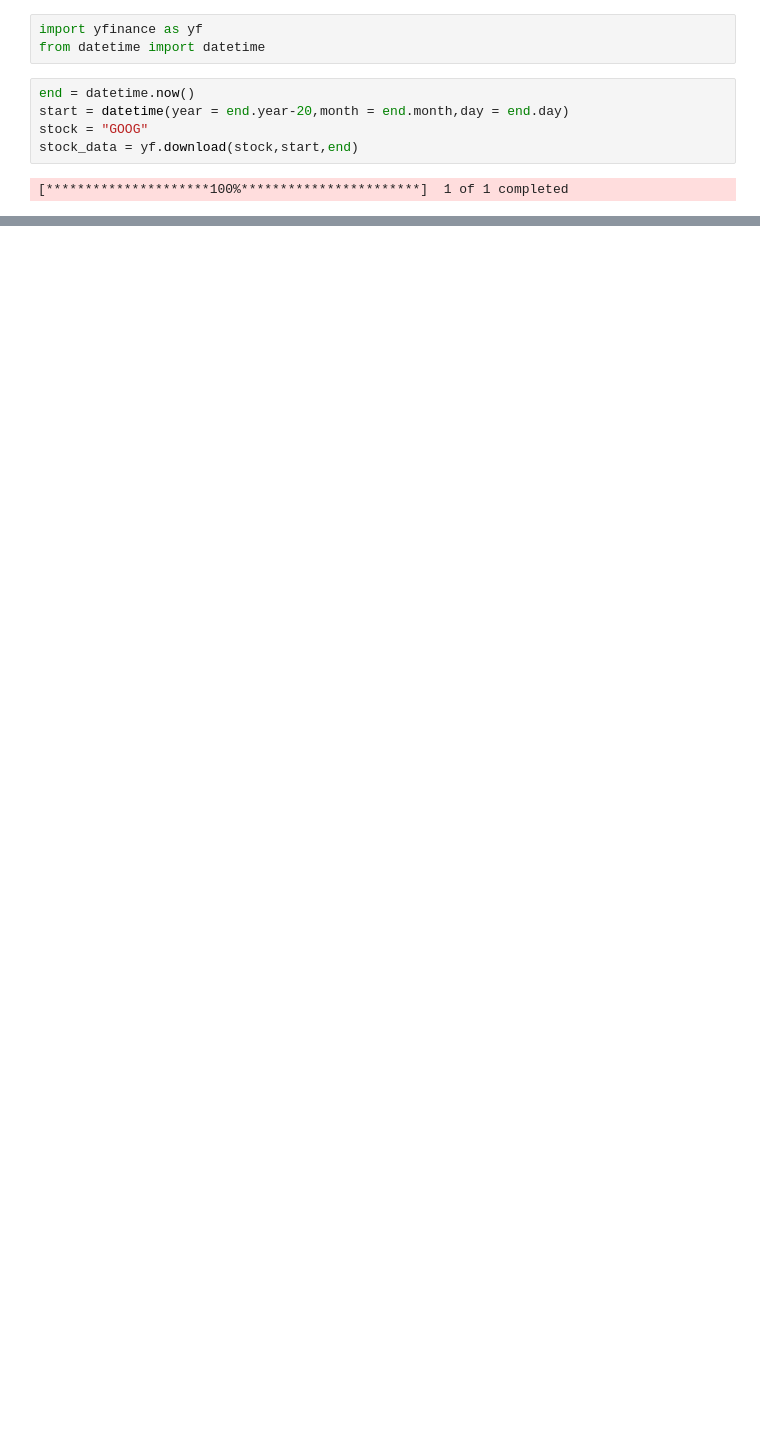
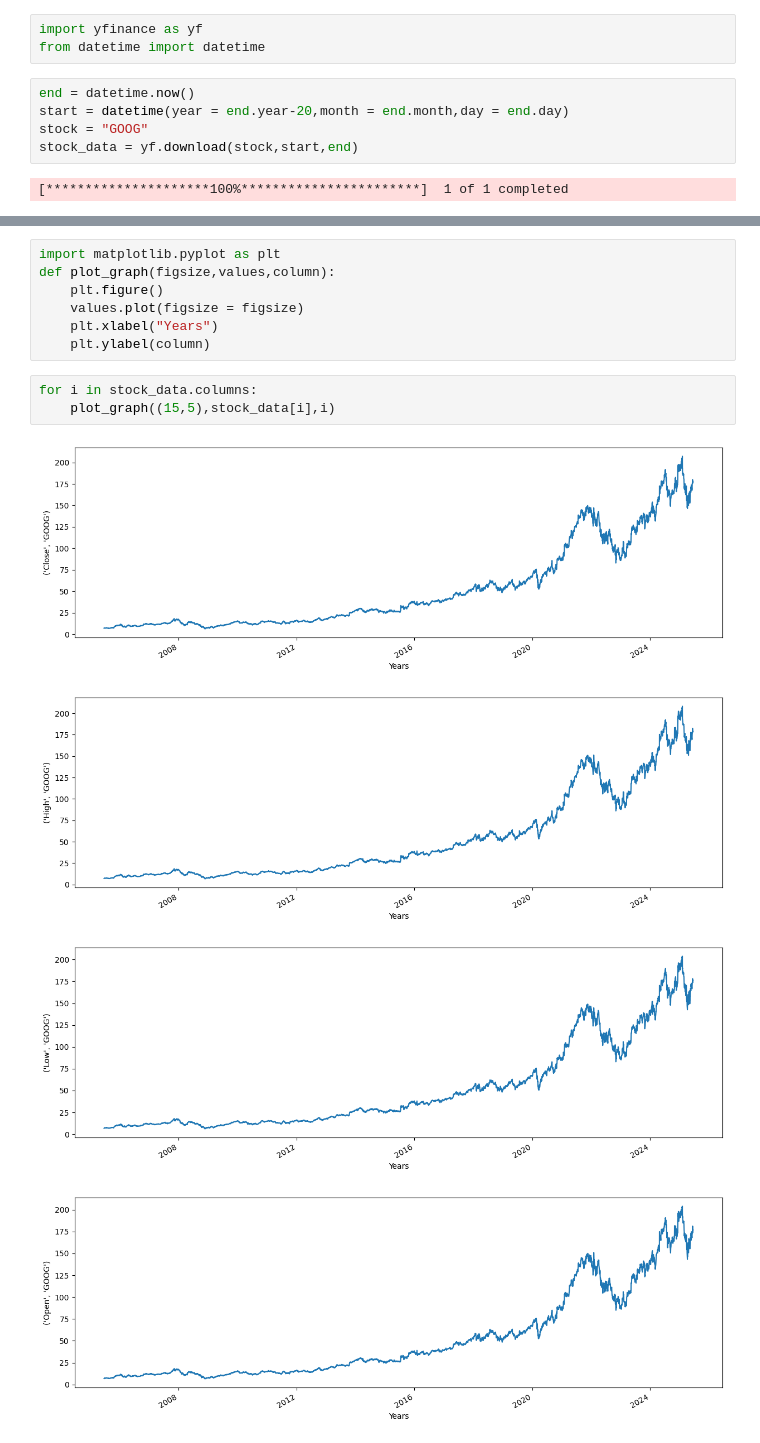
Before and after one commit to AKM257/Stock-Price-Prediction, a Jupyter notebook: Stock_prediction.ipynb, the cells around one changed output, grey strips where cells are left out. Drawn from its saved outputs; the diff is of its cells as text; blank space fills up the shorter version.

Commit message:
visualized Graph

```diff
--- a/Stock_prediction.ipynb
+++ b/Stock_prediction.ipynb
@@ -93,0 +65,15 @@ Date
+# %%
+import matplotlib.pyplot as plt
+def plot_graph(figsize,values,column):
+    plt.figure()
+    values.plot(figsize = figsize)
+    plt.xlabel("Years")
+    plt.ylabel(column)
+# %%
+for i in stock_data.columns:
+    plot_graph((15,5),stock_data[i],i)
+# %% [output]
+[figure, added]
+[figure, added]
+[figure, added]
+[figure, added]
```
Also changed, not shown: parts of 7 cells of this notebook.
